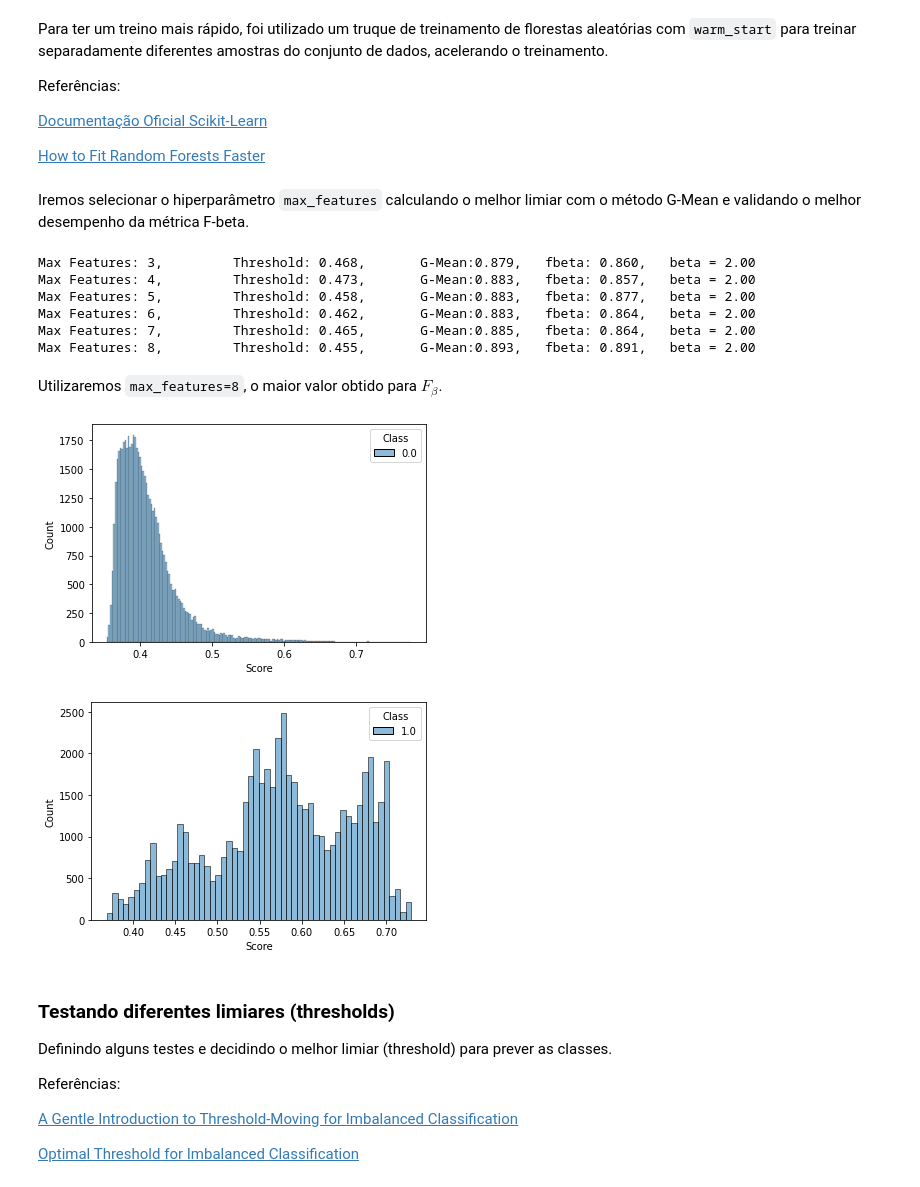
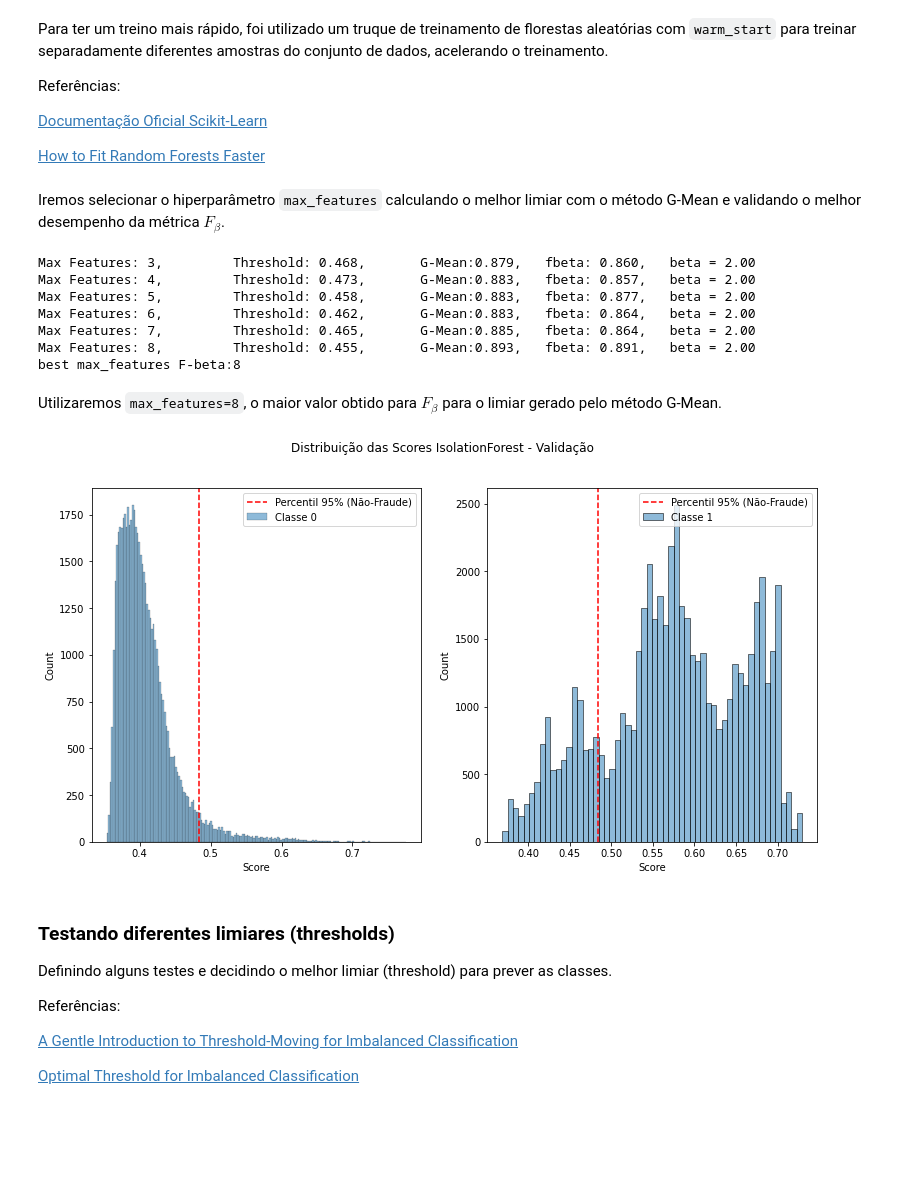
Before and after one commit to Gabriel-Stella/Credit_Card_Fraud, a Jupyter notebook: Credit_Card_Fraud_part1.ipynb, the cells around one changed output. Cells and saved outputs as stored; diff of their text form; code cells hidden in the pictures; blank space fills up the shorter version.

```diff
--- a/Credit_Card_Fraud_part1.ipynb
+++ b/Credit_Card_Fraud_part1.ipynb
@@ -717,7 +772,7 @@ Referências:
 
 [How to Fit Random Forests Faster](https://towardsdatascience.com/how-to-fit-random-forests-faster-a837de51d376)
 # %% [markdown]
-Iremos selecionar o hiperparâmetro ``max_features`` calculando o melhor limiar com o método G-Mean e validando o melhor desempenho da métrica F-beta.
+Iremos selecionar o hiperparâmetro ``max_features`` calculando o melhor limiar com o método G-Mean e validando o melhor desempenho da métrica $F_{\beta}$.
 # %%
 from sklearn.ensemble import IsolationForest
 
@@ -732,8 +787,10 @@ splits = np.array_split(idx,n_splits)
 np.random.seed(None)
 
 # Hiperparâmetros
-max_features = range(3,9)
-
+max_features = list(range(3,9))
+Gmean = []
+Fbeta_scores = []
+best_thresholds = []
 for n_features in max_features:
   # IsolationForest com warm_start e treinamento de cada subdivisão (split) dos dados de treino
   clf = IsolationForest(n_estimators=0,max_features=n_features,warm_start=True,random_state=42,n_jobs=-1)
@@ -751,15 +808,18 @@ for n_features in max_features:
   fpr, tpr, thresholds = roc_curve(y_val,val_prob)
 
   j_max = np.sqrt(tpr*(1-fpr)).argmax()
-  Gmean = np.sqrt(tpr*(1-fpr)).max()
+  Gmean.append(np.sqrt(tpr*(1-fpr)).max())
   threshold = thresholds[j_max]
-
+  best_thresholds.append(threshold)
 
   y_val_pred = (val_prob>=threshold)
   beta = 2
-  Fbeta_scores_ = fbeta_score(y_val.reshape(-1),y_val_pred,beta=beta)
+  Fbeta_scores.append(fbeta_score(y_val.reshape(-1),y_val_pred,beta=beta))
 
-  print('Max Features: %d,\t Threshold: %1.3f,\t G-Mean:%1.3f,\t fbeta: %1.3f,\t beta = %1.2f'%(n_features,threshold,Gmean,Fbeta_scores_,beta))
+  print('Max Features: %d,\t Threshold: %1.3f,\t G-Mean:%1.3f,\t fbeta: %1.3f,\t beta = %1.2f'%(n_features,threshold,Gmean[-1],Fbeta_scores[-1],beta))
+j_max = np.argmax(Fbeta_scores)
+max_feature = max_features[j_max]
+print("best max_features F-beta:%d"%max_feature)
 # %% [output]
 Max Features: 3,         Threshold: 0.468,       G-Mean:0.879,   fbeta: 0.860,   beta = 2.00
 Max Features: 4,         Threshold: 0.473,       G-Mean:0.883,   fbeta: 0.857,   beta = 2.00
@@ -767,10 +827,11 @@ Max Features: 5,         Threshold: 0.458,       G-Mean:0.883,   fbeta: 0.877,
 Max Features: 6,         Threshold: 0.462,       G-Mean:0.883,   fbeta: 0.864,   beta = 2.00
 Max Features: 7,         Threshold: 0.465,       G-Mean:0.885,   fbeta: 0.864,   beta = 2.00
 Max Features: 8,         Threshold: 0.455,       G-Mean:0.893,   fbeta: 0.891,   beta = 2.00
+best max_features F-beta:8
 # %% [markdown]
-Utilizaremos ``max_features=8``, o maior valor obtido para $F_{\beta}$.
+Utilizaremos ``max_features=8``, o maior valor obtido para $F_{\beta}$ para o limiar gerado pelo método G-Mean.
 # %%
-clf = IsolationForest(n_estimators=0,max_features=8,warm_start=True,random_state=42,n_jobs=-1)
+clf = IsolationForest(n_estimators=0,max_features=max_feature,warm_start=True,random_state=42,n_jobs=-1)
 
 # Repetindo o procedimento que utilizamos para encontrar os melhores hiperparâmetros
 n_splits = 5
@@ -794,30 +855,43 @@ test_prob = -clf.score_samples(X_test_sc)
 # %%
 # Score (Não-Fraude)
 val_prob_nf = -clf.score_samples(X_val_sc[y_val == 0,:])
 data_nf = np.concatenate((val_prob_nf,np.zeros_like(val_prob_nf)))
 data_nf = data_nf.reshape((-1,2),order="F")
 
 
 # Score (Fraude)
 val_prob_f = -clf.score_samples(X_val_sc[y_val == 1,:])
 data_f = np.concatenate((val_prob_f,np.ones_like(val_prob_f)))
 data_f = data_f.reshape((-1,2),order="F")
 
 
 # Concatenando dados em um dataframe
 data = pd.DataFrame(np.concatenate([data_nf,data_f]),columns=["Score","Class"])
 
-# Plotando Scores por classe
-sns.histplot(data=data[data["Class"] == 0], x="Score", hue="Class")
-# plt.xlim([0,0.5])
+fig,axes = plt.subplots(1,2)
+fig.set_size_inches(6.5*2,6.5*1)
+
+axes = axes.ravel()
+
+# Plotando distancias quadradas por classe
+ax = axes[0]
+sns.histplot(data=data[data["Class"] == 0], x="Score", hue="Class", ax=ax, legend=False)
+ax.axvline(data[data["Class"] == 0]["Score"].quantile(0.95), c="r", ls="--")
+ax.legend(labels=["Percentil 95% (Não-Fraude)","Classe 0"])
+
+
+ax = axes[1]
+sns.histplot(data=data[data["Class"] == 1], x="Score", hue="Class", ax=ax)
+ax.axvline(data[data["Class"] == 0]["Score"].quantile(0.95), c="r", ls="--")
+ax.legend(labels=["Percentil 95% (Não-Fraude)","Classe 1"])
+
+
+fig.suptitle("Distribuição das Scores IsolationForest - Validação")
+fig.savefig('figures/scores_hist_isolationforest.pdf', bbox_inches='tight')
+fig.savefig('figures/scores_hist_isolationforest.png', bbox_inches='tight')
 plt.show()
-
-sns.histplot(data=data[data["Class"] == 1], x="Score", hue="Class")
-# plt.xlim([0,0.5])
-plt.show()
 # %% [output]
-[figure, old version]
+[figure, new version]
-[figure, removed]
 # %% [markdown]
 ### Testando diferentes limiares (thresholds)
 
```
Also changed, not shown: parts of 12 cells of this notebook.
